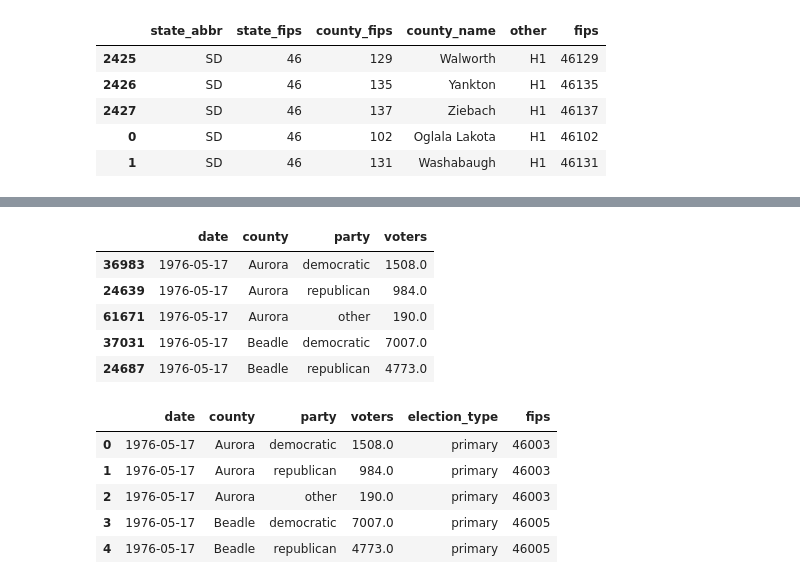
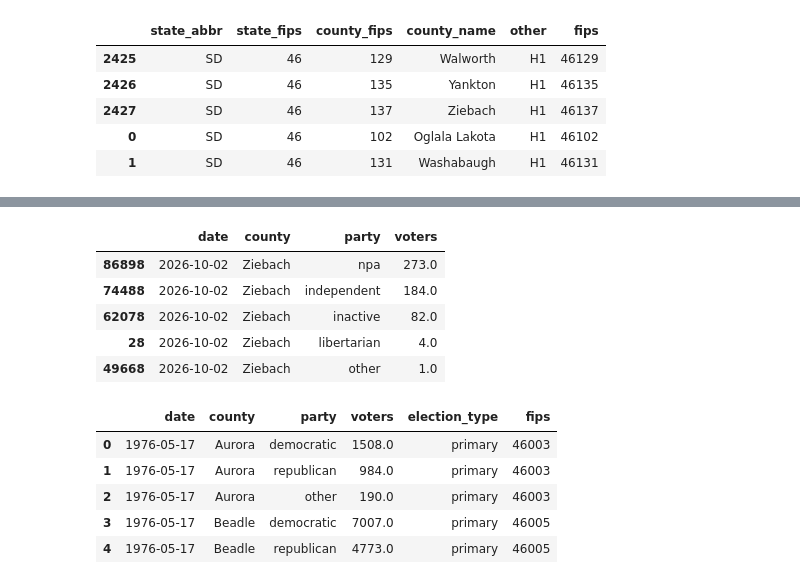
Before and after one commit to cjwinchester/south-dakota-voter-registration-data, a Jupyter notebook: build_files.ipynb, the cells around one changed output, grey strips where cells are left out. Cells and saved outputs as stored; diff of their text form; code cells hidden in the pictures.

```diff
--- a/Build files.ipynb
+++ b/build_files.ipynb
@@ -162,12 +162,12 @@ df_no_nulls.sort_values(
     inplace=True
 )
 # %%
-df_no_nulls.head()
+df_no_nulls.tail()
 # %% [output]
 |  | date | county | party | voters |
-| 36983 | 1976-05-17 | Aurora | democratic | 1508.0 |
-| 24639 | 1976-05-17 | Aurora | republican | 984.0 |
-| 61671 | 1976-05-17 | Aurora | other | 190.0 |
-| 37031 | 1976-05-17 | Beadle | democratic | 7007.0 |
-| 24687 | 1976-05-17 | Beadle | republican | 4773.0 |
+| 86898 | 2026-10-02 | Ziebach | npa | 273.0 |
+| 74488 | 2026-10-02 | Ziebach | independent | 184.0 |
+| 62078 | 2026-10-02 | Ziebach | inactive | 82.0 |
+| 28 | 2026-10-02 | Ziebach | libertarian | 4.0 |
+| 49668 | 2026-10-02 | Ziebach | other | 1.0 |
 # %%
```
Also changed, not shown: parts of 5 cells of this notebook, 7 other files.
